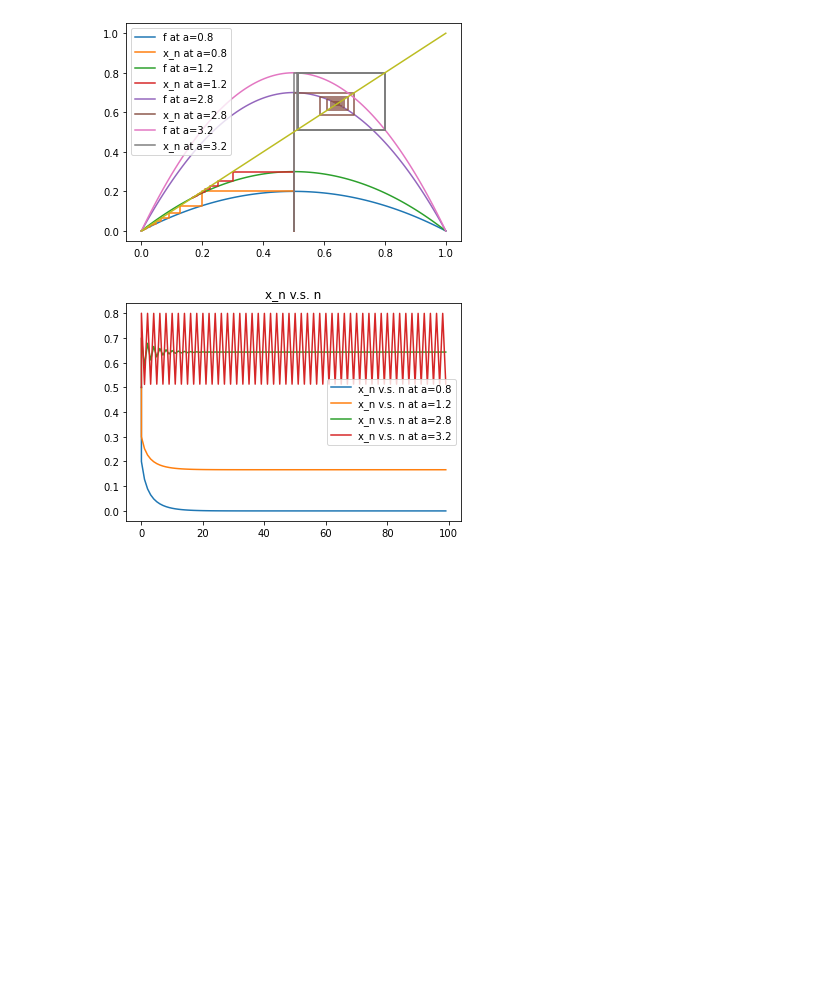
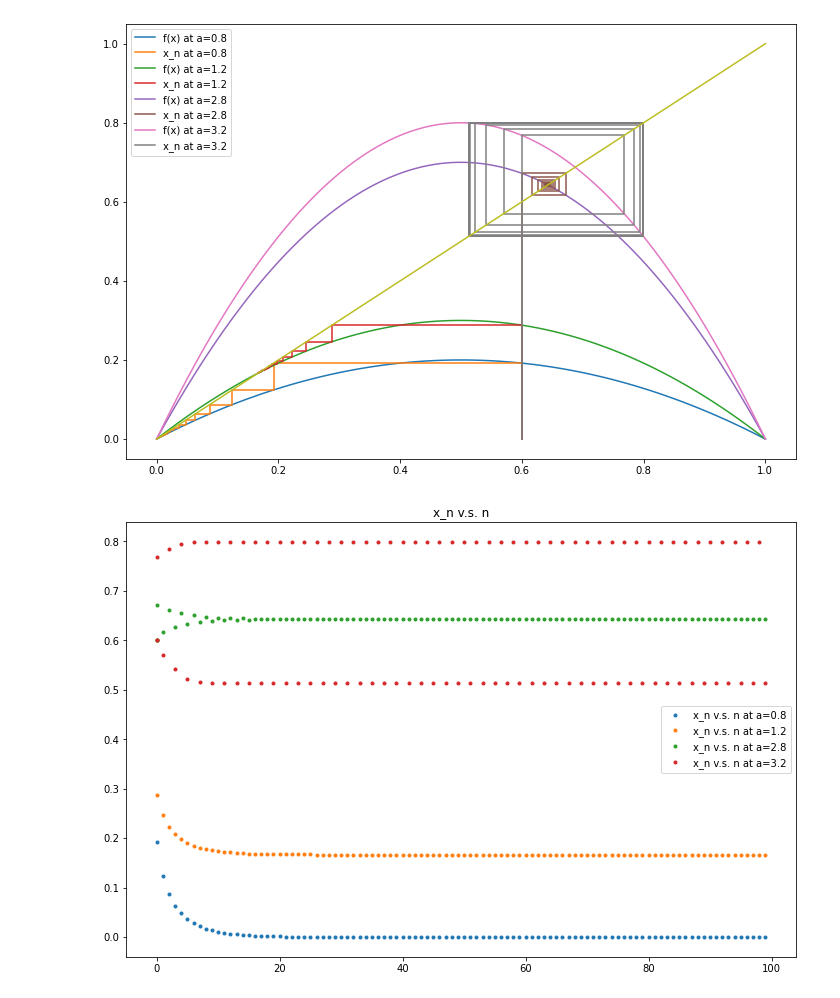
Before and after one commit to pcchen/Computation-in-Physics, a Jupyter notebook: 107022208/計算物理實作OCT 25th.ipynb, the cells around one changed output. Saved outputs shown, nothing was run; the diff lists cells and outputs as text; code cells hidden in the pictures; blank space fills up the shorter version.

```diff
--- a/107022208/計算物理實作OCT 25th.ipynb
+++ b/107022208/計算物理實作OCT 25th.ipynb
@@ -1,46 +25,46 @@
 # %%
 import numpy as np
 import matplotlib.pyplot as plt
-x0 = 0.5
+x0 = 0.6
 a = [0.8,1.2,2.8,3.2]
 X = np.linspace(0,1,100)
+plt.figure(figsize=(12,8))
 for j in a:
     x = [x0]
     y = [0]
     Y = []
-
     for i in range(100):
         Y.append(j*X[i]*(1-X[i]))
     for i in range(100):
         y.append(j*x[len(x)-1]*(1-x[len(x)-1]))
         x.append(x[len(x)-1])
         y.append(y[len(y)-1])
         x.append(j*x[len(x)-1]*(1-x[len(x)-1]))
 
 
-    plt.plot(X,Y,label='f at a='+str(j))
+    plt.plot(X,Y,label='f(x) at a='+str(j))
     plt.plot(x,y,label='x_n at a='+str(j))
 plt.plot(X,X)
 plt.legend()
 plt.show()
-
+plt.figure(figsize=(12,8))
 for j in a:
     x = [x0]
     y = [0]
     N = [0]
     xx = [x0] #use xx to represent x_n
     for i in range(100):
         y.append(j*x[len(x)-1]*(1-x[len(x)-1]))
         x.append(x[len(x)-1])
         y.append(y[len(y)-1])
         x.append(j*x[len(x)-1]*(1-x[len(x)-1]))
         N.append(i)
         xx.append(x[len(x)-1])
 
-    plt.plot(N,xx,label='x_n v.s. n at a='+str(j))
+    plt.plot(N,xx,".",label='x_n v.s. n at a='+str(j))
 plt.title('x_n v.s. n')
 plt.legend()
 plt.show()
 # %% [output]
-[figure, old version]
+[figure, new version]
-[figure, old version]
+[figure, new version]
```
Also changed, not shown: parts of 7 cells of this notebook.
